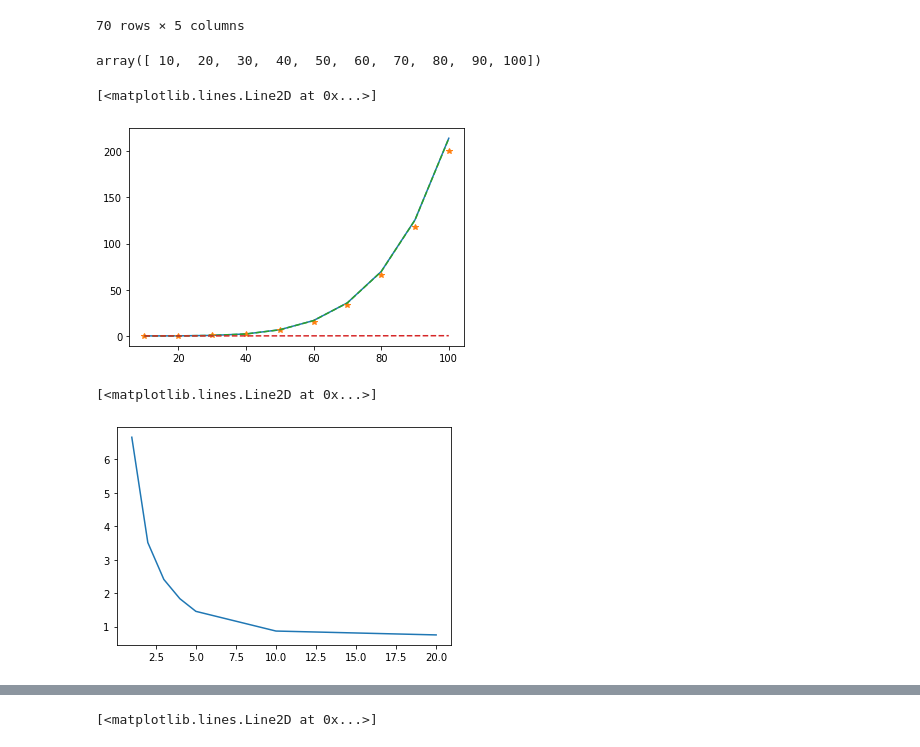
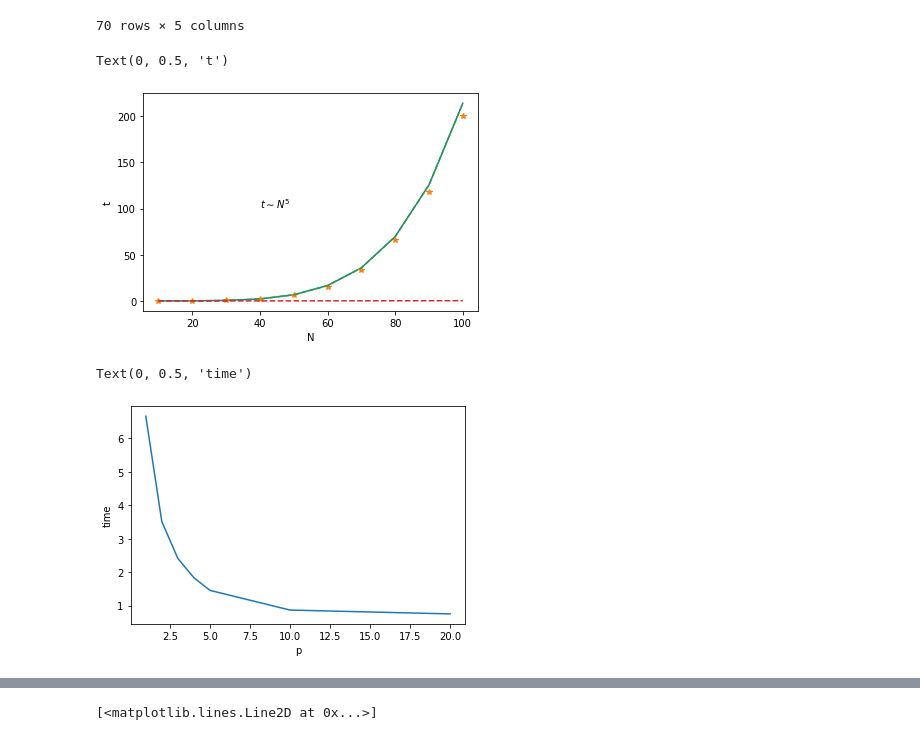
Before and after one commit to ALuchinsky/-Fall2022_CS4170, a Jupyter notebook: analysis/final_analysis.ipynb, the cells around one changed output, grey strips where cells are left out. Saved outputs shown, nothing was run; the diff lists cells and outputs as text; code cells hidden in the pictures.

```diff
--- a/analysis/final_analysis.ipynb
+++ b/analysis/final_analysis.ipynb
@@ -56,10 +66,6 @@ res
 | 68 | 100 | 10 | 25.347805 | 0.076581 | 25.424386 |
 | 69 | 100 | 20 | 15.915894 | 0.041754 | 15.957648 |
 70 rows × 5 columns
-# %%
-res["N"].unique()
-# %% [output]
-array([ 10,  20,  30,  40,  50,  60,  70,  80,  90, 100])
 # %%
 df1 = res.query("p==1")
 Nlist = df1["N"].unique()
@@ -67,11 +73,14 @@ plt.plot(Nlist, df1["time"])
 plt.plot(Nlist, 200*(Nlist/100)**5, "*")
 plt.plot(Nlist, df1["tdTime"], "--")
 plt.plot(Nlist, df1["evTime"], "--")
+plt.text(40, 100, r'$t\sim N^5$')
+plt.xlabel("N")
+plt.ylabel("t")
 # plt.yscale("log")
 # plt.xscale("log")
 # %% [output]
-[<matplotlib.lines.Line2D at 0x...>]
+Text(0, 0.5, 't')
-[figure, old version]
+[figure, new version]
 # %%
 def getStat(res, N):
     df = res.query("N=="+str(N))
@@ -84,6 +93,8 @@ def getStat(res, N):
 # %%
 p, time, speedup, eff, KF  = getStat(res, N=50)
 plt.plot(p, time)
+plt.xlabel("p")
+plt.ylabel("time")
 # %% [output]
-[<matplotlib.lines.Line2D at 0x...>]
+Text(0, 0.5, 'time')
-[figure, old version]
+[figure, new version]
```
Also changed, not shown: parts of 12 cells of this notebook, 1 other file.
